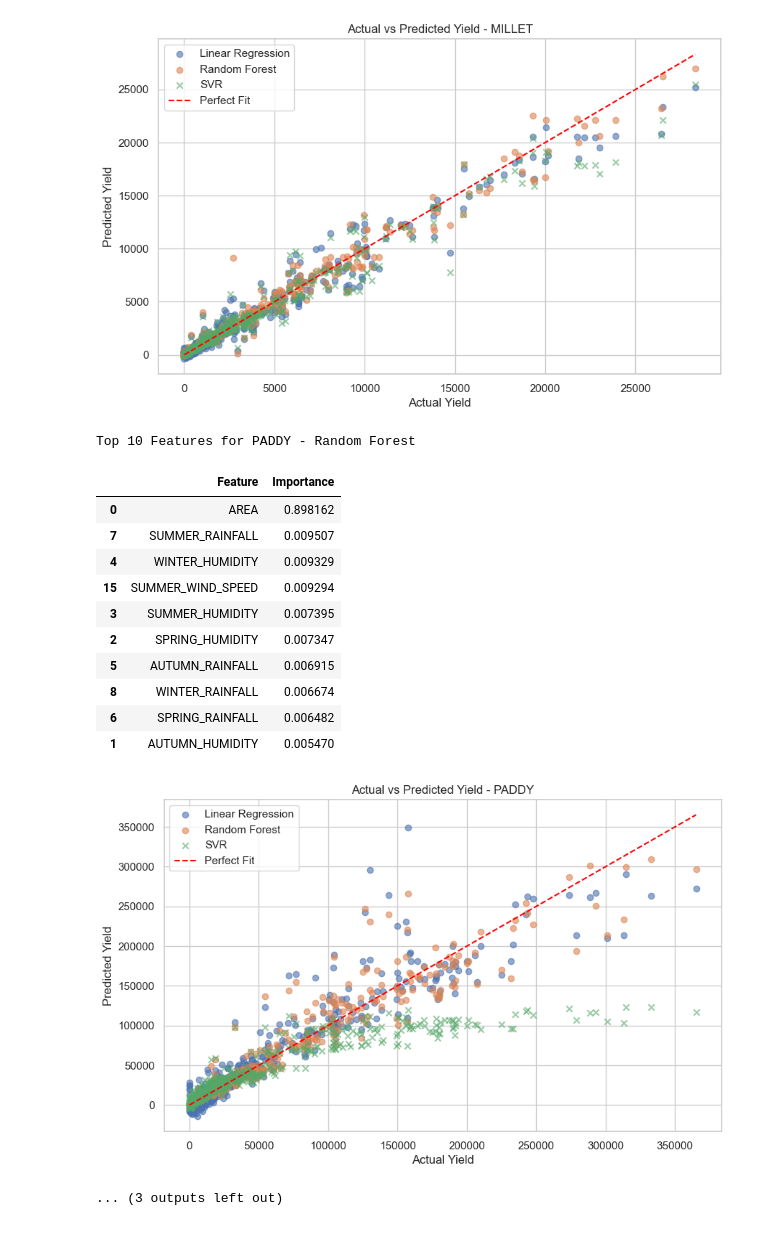
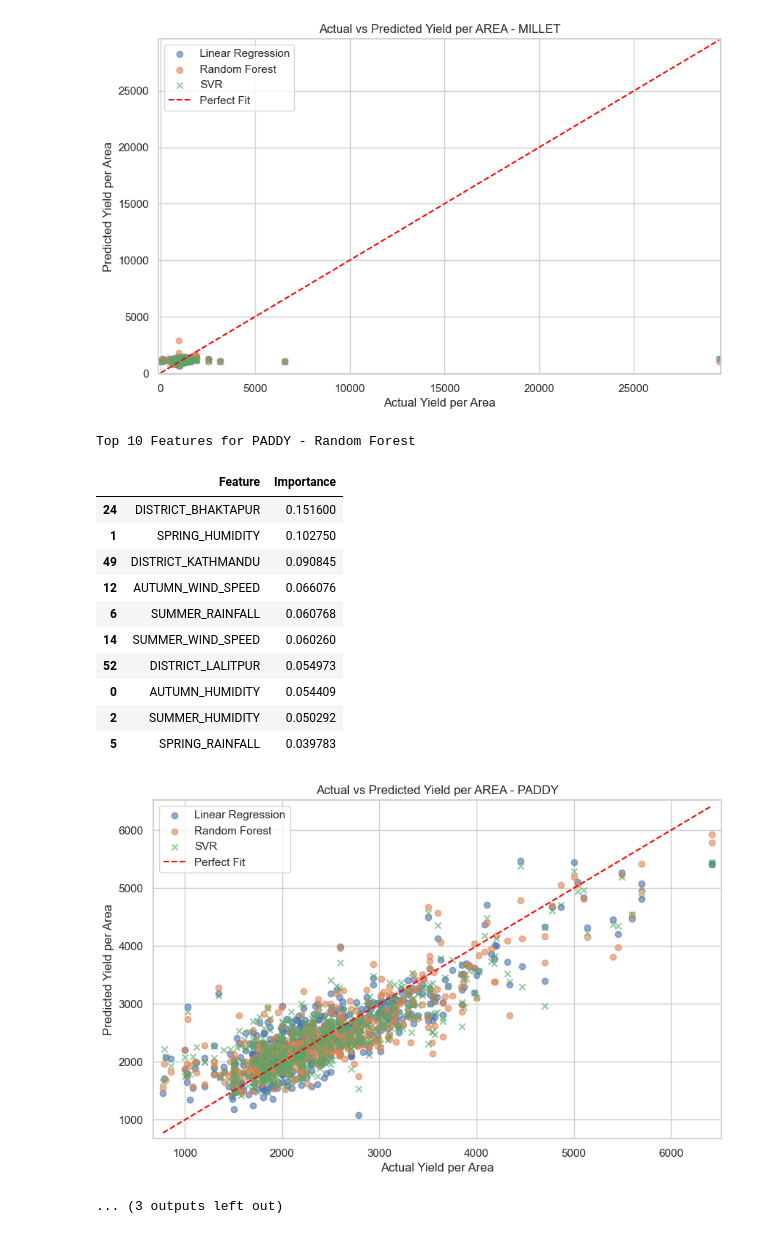
Before and after one commit to Aayushstha03/cropYieldPrediction, a Jupyter notebook: completeAlgorithms.ipynb, the cells around one changed output. Cells and saved outputs as stored; diff of their text form; code cells hidden in the pictures.

```diff
--- a/completeAlgorithms.ipynb
+++ b/completeAlgorithms.ipynb
@@ -23,8 +23,8 @@ def process_crop(file_path):
     data = pd.get_dummies(data, columns=['DISTRICT_NAME'], prefix='DISTRICT', drop_first=True)
 
     # Prepare features (X) and target (y)
-    X = data.drop(columns=['YEAR', 'CROP_TYPE', 'PRODUCTION'])
-    y = data['PRODUCTION']
+    X = data.drop(columns=['YEAR', 'CROP_TYPE', 'YIELD'])
+    y = data['YIELD']
 
     # Train-test split
     X_train, X_test, y_train, y_test = train_test_split(X, y, test_size=0.2, random_state=42)
@@ -103,14 +103,29 @@ for file_path in file_paths:
 
     # Scatter plot: Actual vs Predicted
     plt.figure(figsize=(10, 6))
+
+    # Plot each model's prediction
     plt.scatter(y_test, y_pred_lr, label="Linear Regression", alpha=0.6)
     plt.scatter(y_test, y_pred_rf, label="Random Forest", alpha=0.6)
     plt.scatter(y_test, y_pred_svr, label="SVR", alpha=0.6, marker="x")
+
+    # Plot the "Perfect Fit" line
     plt.plot([y_test.min(), y_test.max()], [y_test.min(), y_test.max()], "--", color="red", label="Perfect Fit")
-    plt.title(f"Actual vs Predicted Yield - {crop_name}")
-    plt.xlabel("Actual Yield")
-    plt.ylabel("Predicted Yield")
+
+    # Set the axis limits based on the range of actual and predicted values
+    all_values = np.concatenate([y_test, y_pred_lr, y_pred_rf, y_pred_svr])
+    plt.xlim(all_values.min() - 100, all_values.max() + 100)  # Adjust padding as needed
+    plt.ylim(all_values.min() - 100, all_values.max() + 100)
+
+    # Title and labels
+    plt.title(f"Actual vs Predicted Yield per AREA - {crop_name}")
+    plt.xlabel("Actual Yield per Area")
+    plt.ylabel("Predicted Yield per Area")
+
+    # Add a legend to differentiate between the models
     plt.legend()
+
+    # Show the plot
     plt.show()
 # %% [output]
 Top 10 Features for BARLEY - Random Forest
@@ -154,15 +169,15 @@ Top 10 Features for MILLET - Random Forest
-[figure, old version]
+[figure, new version]
 Top 10 Features for PADDY - Random Forest
 |  | Feature | Importance |
-| 0 | AREA | 0.898162 |
-| 7 | SUMMER_RAINFALL | 0.009507 |
-| 4 | WINTER_HUMIDITY | 0.009329 |
-| 15 | SUMMER_WIND_SPEED | 0.009294 |
-| 3 | SUMMER_HUMIDITY | 0.007395 |
-| 2 | SPRING_HUMIDITY | 0.007347 |
-| 5 | AUTUMN_RAINFALL | 0.006915 |
-| 8 | WINTER_RAINFALL | 0.006674 |
-| 6 | SPRING_RAINFALL | 0.006482 |
-| 1 | AUTUMN_HUMIDITY | 0.005470 |
+| 24 | DISTRICT_BHAKTAPUR | 0.151600 |
+| 1 | SPRING_HUMIDITY | 0.102750 |
+| 49 | DISTRICT_KATHMANDU | 0.090845 |
+| 12 | AUTUMN_WIND_SPEED | 0.066076 |
+| 6 | SUMMER_RAINFALL | 0.060768 |
+| 14 | SUMMER_WIND_SPEED | 0.060260 |
+| 52 | DISTRICT_LALITPUR | 0.054973 |
+| 0 | AUTUMN_HUMIDITY | 0.054409 |
+| 2 | SUMMER_HUMIDITY | 0.050292 |
+| 5 | SPRING_RAINFALL | 0.039783 |
-[figure, old version]
+[figure, new version]
 ... (3 outputs left out)
```
Also changed, not shown: parts of 3 cells of this notebook, 7 other files.
